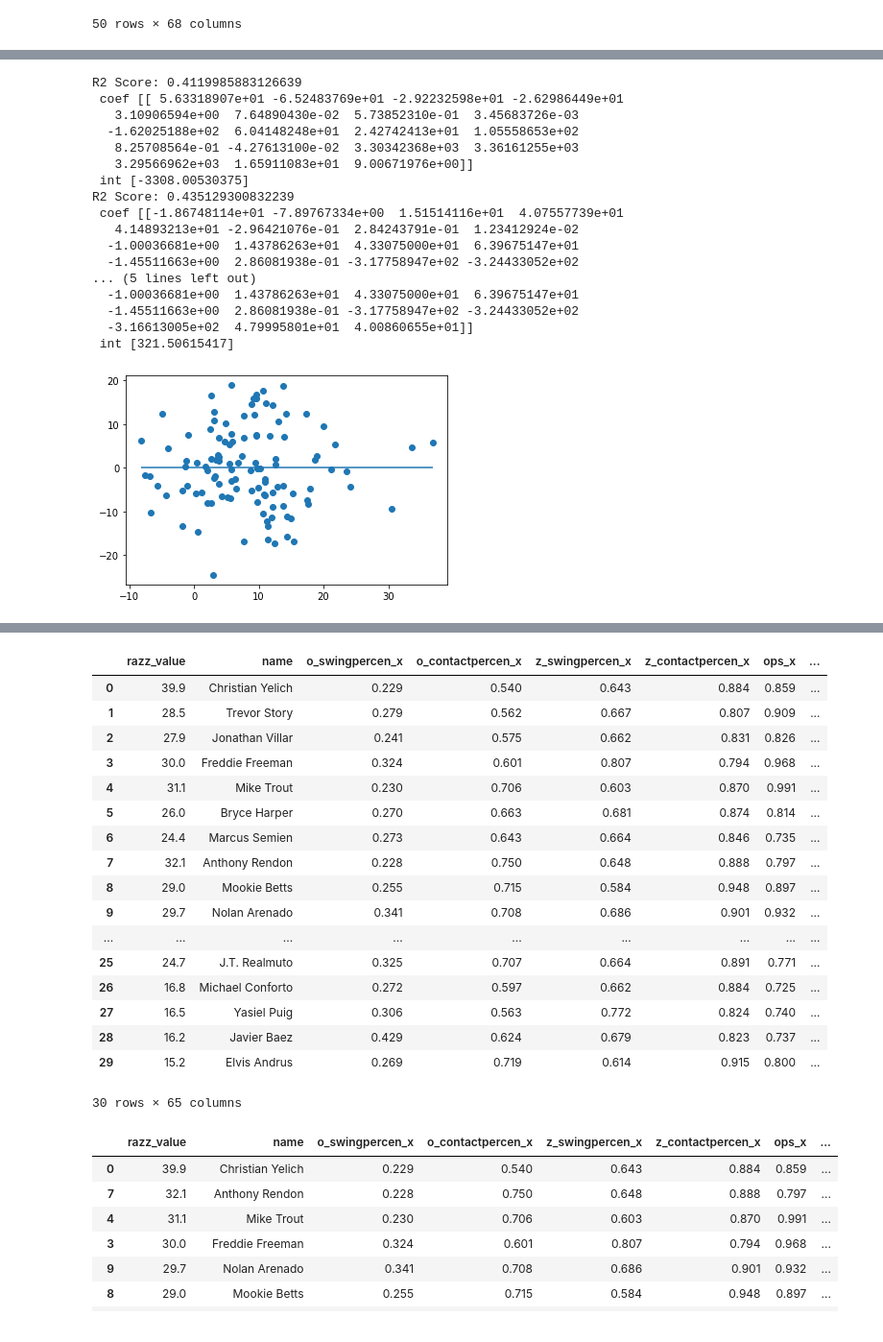
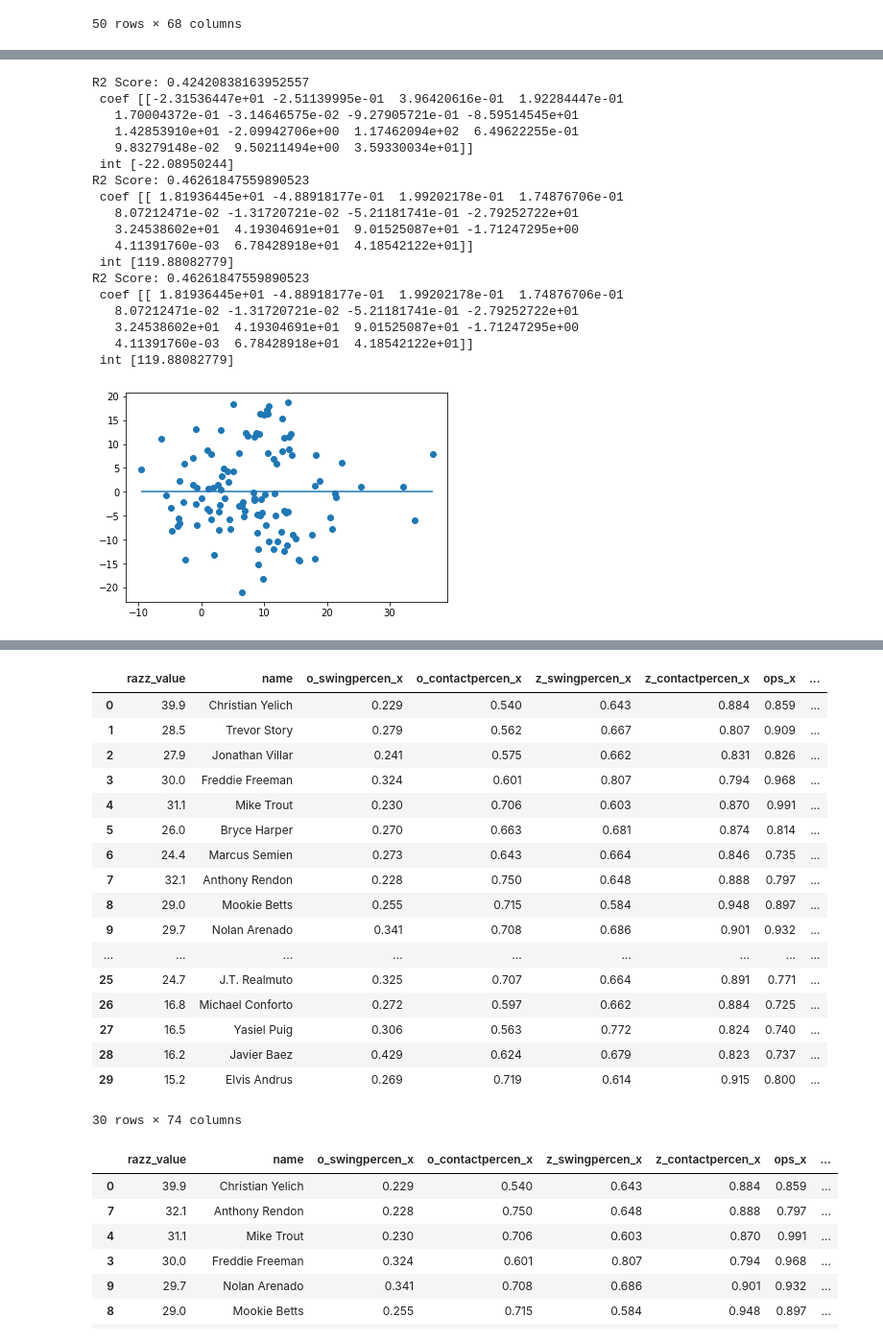
Before and after one commit to RiverJAM/Ultimate-Fantasy-Baseball-Eval-Tool, a Jupyter notebook: ML for Ultimate Baseball.ipynb, the cells around one changed output, grey strips where cells are left out. Shown at 96% size. Cells and saved outputs as stored; diff of their text form; code cells hidden in the pictures.

```diff
--- a/ML for Ultimate Baseball.ipynb
+++ b/ML for Ultimate Baseball.ipynb
@@ -962,22 +862,33 @@ for year in years:
     SeasonThree = hitters.loc[ (hitters['season']==(int(year)+2))]
     RazzSeason = hitters.loc[ (hitters['season']==(int(year)+3))]
 
-    SeasonOne = SeasonOne[["name",'o_swingpercen','o_contactpercen','z_swingpercen','z_contactpercen','ops',
-                           'hr','sb', 'pa', 'kpercen','bbpercen','iffbpercen', 'barrelpercen','ev','maxev',
+    SeasonOne = SeasonOne[["name",
+                           'o_swingpercen','o_contactpercen','z_swingpercen','z_contactpercen',
+                           'ops','hr','sb', 'r', 'rbi',
+                           'pa', 'age',
+                           'kpercen','bbpercen','iffbpercen', 'barrelpercen','ev','maxev',
                           'pullpercen','oppopercen','centpercen','hardhitpercen', 'hrperfb']]
-    SeasonTwo = SeasonTwo[["name",'o_swingpercen','o_contactpercen','z_swingpercen','z_contactpercen','ops',
-                           'hr','sb', 'pa', 'kpercen','bbpercen','iffbpercen', 'barrelpercen','ev','maxev',
+    SeasonTwo = SeasonTwo[["name",
+                           'o_swingpercen','o_contactpercen','z_swingpercen','z_contactpercen',
+                           'ops','hr','sb','r', 'rbi',
+                           'pa', 'age',
+                           'kpercen','bbpercen','iffbpercen', 'barrelpercen','ev','maxev',
                           'pullpercen','oppopercen','centpercen','hardhitpercen', 'hrperfb']]
-    SeasonThree = SeasonThree[["name",'o_swingpercen','o_contactpercen','z_swingpercen','z_contactpercen','ops',
-                           'hr','sb', 'pa', 'kpercen','bbpercen','iffbpercen', 'barrelpercen','ev','maxev',
+    SeasonThree = SeasonThree[["name",
+                               'o_swingpercen','o_contactpercen','z_swingpercen','z_contactpercen'
+                               ,'ops','hr','sb', 'r','rbi',
+                               'pa', 'age',
+                               'kpercen','bbpercen','iffbpercen', 'barrelpercen','ev','maxev',
                           'pullpercen','oppopercen','centpercen','hardhitpercen', 'hrperfb']]
     RazzSeason = RazzSeason[['razz_value','name']].dropna()
     RazzSeason = RazzSeason.merge(SeasonOne , on='name')
     RazzSeason = RazzSeason.merge(SeasonTwo , on='name')
     RazzSeason = RazzSeason.merge(SeasonThree , on='name')
-    X= RazzSeason[['o_swingpercen','o_contactpercen','z_swingpercen','z_contactpercen','ops',
-                           'hr','sb', 'pa', 'kpercen','bbpercen','iffbpercen', 'barrelpercen','ev','maxev',
-                          'pullpercen','oppopercen','centpercen','hardhitpercen', 'hrperfb']]
+    X= RazzSeason[['ops','hr','sb', 'r','rbi',
+                   'pa', 'age',
+                   'kpercen','bbpercen','iffbpercen',
+                   'barrelpercen','ev','maxev',
+                          'hardhitpercen', 'hrperfb']]
 
     y= RazzSeason[['razz_value']].to_numpy()
 
@@ -992,50 +903,51 @@ for year in years:
     print(f" int {model.intercept_}")
 
 
 
 
 
 print(f"R2 Score: {score}")
 print(f" coef {model.coef_}")
 print(f" int {model.intercept_}")
 predictions = model.predict(X)
 # Plot Residuals
 plt.scatter(predictions, predictions - y)
 plt.hlines(y=0, xmin=predictions.min(), xmax=predictions.max())
 plt.show()
 
 X2 = sm.add_constant(X)
 est = sm.OLS(y, X2)
 est2 = est.fit()
 print(est2.summary())
 
 predictions = model.predict(X)
 RazzSeason['predictions']= predictions
 RazzSeason['predictions_ranks'] =RazzSeason['predictions'].rank(ascending=False)
 RazzSeason['razz_ranks'] =RazzSeason['razz_value'].rank(ascending=False)
 
 RazzSeason= RazzSeason.merge(Hitters_Nineteen, on='name')
 RazzSeason['adp_ranks'] = RazzSeason['avg'].rank(ascending=True)
 RazzSeason['rating_diff']= ( RazzSeason['adp_ranks'] - RazzSeason['predictions_ranks'])
 RazzSeason.head(30)
 # %% [output]
-R2 Score: 0.4119985883126639
- coef [[ 5.63318907e+01 -6.52483769e+01 -2.92232598e+01 -2.62986449e+01
-   3.10906594e+00  7.64890430e-02  5.73852310e-01  3.45683726e-03
-  -1.62025188e+02  6.04148248e+01  2.42742413e+01  1.05558653e+02
-   8.25708564e-01 -4.27613100e-02  3.30342368e+03  3.36161255e+03
-   3.29566962e+03  1.65911083e+01  9.00671976e+00]]
- int [-3308.00530375]
-R2 Score: 0.435129300832239
- coef [[-1.86748114e+01 -7.89767334e+00  1.51514116e+01  4.07557739e+01
-   4.14893213e+01 -2.96421076e-01  2.84243791e-01  1.23412924e-02
-  -1.00036681e+00  1.43786263e+01  4.33075000e+01  6.39675147e+01
-  -1.45511663e+00  2.86081938e-01 -3.17758947e+02 -3.24433052e+02
-... (5 lines left out)
-  -1.00036681e+00  1.43786263e+01  4.33075000e+01  6.39675147e+01
-  -1.45511663e+00  2.86081938e-01 -3.17758947e+02 -3.24433052e+02
-  -3.16613005e+02  4.79995801e+01  4.00860655e+01]]
- int [321.50615417]
+R2 Score: 0.42420838163952557
+ coef [[-2.31536447e+01 -2.51139995e-01  3.96420616e-01  1.92284447e-01
+   1.70004372e-01 -3.14646575e-02 -9.27905721e-01 -8.59514545e+01
+   1.42853910e+01 -2.09942706e+00  1.17462094e+02  6.49622255e-01
+   9.83279148e-02  9.50211494e+00  3.59330034e+01]]
+ int [-22.08950244]
+R2 Score: 0.46261847559890523
+ coef [[ 1.81936445e+01 -4.88918177e-01  1.99202178e-01  1.74876706e-01
+   8.07212471e-02 -1.31720721e-02 -5.21181741e-01 -2.79252722e+01
+   3.24538602e+01  4.19304691e+01  9.01525087e+01 -1.71247295e+00
+   4.11391760e-03  6.78428918e+01  4.18542122e+01]]
+ int [119.88082779]
+R2 Score: 0.46261847559890523
+ coef [[ 1.81936445e+01 -4.88918177e-01  1.99202178e-01  1.74876706e-01
+   8.07212471e-02 -1.31720721e-02 -5.21181741e-01 -2.79252722e+01
+   3.24538602e+01  4.19304691e+01  9.01525087e+01 -1.71247295e+00
+   4.11391760e-03  6.78428918e+01  4.18542122e+01]]
+ int [119.88082779]
-[figure, old version]
+[figure, new version]
                             OLS Regression Results
 ==============================================================================
@@ -1071,7 +983,7 @@ strong multicollinearity or other numerical problems.
 | 27 | 16.5 | Yasiel Puig | 0.306 | 0.563 | 0.772 | 0.824 | 0.740 | ... |
 | 28 | 16.2 | Javier Baez | 0.429 | 0.624 | 0.679 | 0.823 | 0.737 | ... |
 | 29 | 15.2 | Elvis Andrus | 0.269 | 0.719 | 0.614 | 0.915 | 0.800 | ... |
-30 rows × 65 columns
+30 rows × 74 columns
 # %%
 RazzSeason = RazzSeason.sort_values(by=['razz_ranks'], ascending=True)
 RazzSeason.head(50)
```
Also changed, not shown: parts of 21 cells of this notebook, 3 other files.
